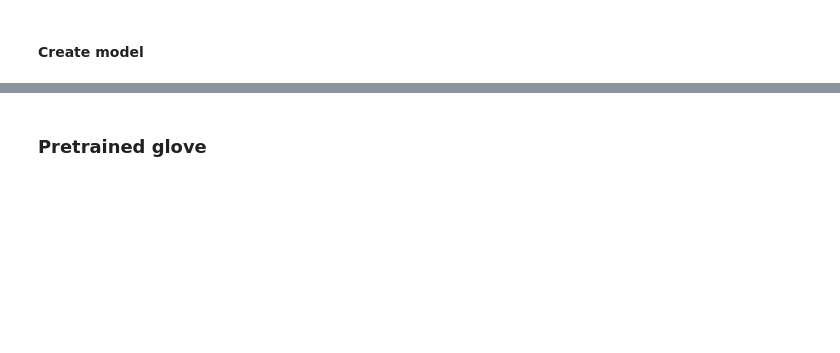
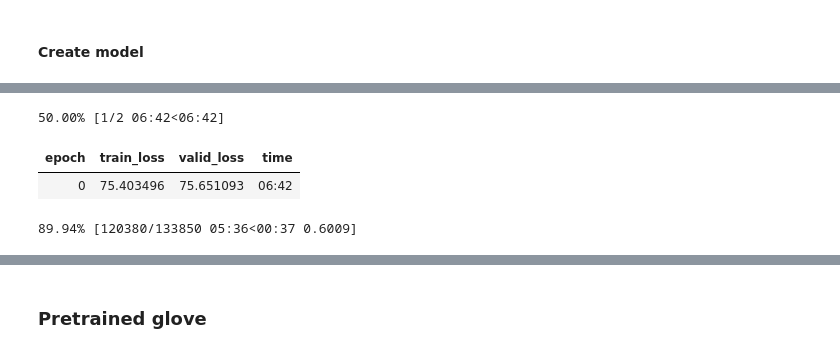
Before and after one commit to mike-a-yen/wordvec, a Jupyter notebook: glove.ipynb, the cells around one changed output, grey strips where cells are left out. Drawn from its saved outputs; the diff is of its cells as text; code cells hidden in the pictures; blank space fills up the shorter version.

```diff
--- a/glove.ipynb
+++ b/glove.ipynb
@@ -107,21 +109,4 @@ class Cooccurence:
         else:
             t = type(key)
             raise TypeError(f"Can not look up using type {t}")
-
-    def get_sparse_Xij(self) -> torch.sparse.FloatTensor:
-        rows = []
-        cols = []
-        vals = []
-        for token1, count_dict in self.counts.items():
-            for token2, v in count_dict.items():
-                row, col = self.vocab[token1], self.vocab[token2]
-                vals.append(v)
-                rows.append(row)
-                cols.append(col)
-        assert len(rows) == len(cols)
-        i = torch.tensor(list(zip(rows, cols))).t()
-        vals = torch.tensor(vals)
-        size = torch.Size([self.vocab.size, self.vocab.size])
-        Xij = torch.sparse.FloatTensor(i, vals, size)
-        return Xij
 # %% [markdown]
@@ -303,8 +292,8 @@ val_coo.update(val_sents)
 train_ds = CooDataset(train_coo)
 val_ds = CooDataset(val_coo)
 # %%
-bs = 1024
-pm = True
+bs = 64
+pm = False
 
 train_dl = utils.data.DataLoader(
     train_ds, batch_size=bs, shuffle=True, num_workers=num_workers, pin_memory=pm
@@ -347 +338,20 @@ LR Finder is complete, type {learner_name}.recorder.plot() to see the graph.
+# %%
+# glove code hyperparams
+# lr = 0.05
+# num_epochs = 25
+# glove code uses lr of 0.05
+# https://github.com/stanfordnlp/GloVe/blob/master/src/glove.c
+# that lr explodes my loss
+# ~1e-6 behaves better
+maxlr = 0.05
+minlr = 5e-3
+epochs = 25
+
+learner.fit_one_cycle(2, max_lr=maxlr)
+learner.fit(epochs, lr=minlr)
+# %% [output]
+50.00% [1/2 06:42<06:42]
+| epoch | train_loss | valid_loss | time |
+| 0 | 75.403496 | 75.651093 | 06:42 |
+89.94% [120380/133850 05:36<00:37 0.6009]
 # %%
```
Also changed, not shown: parts of 21 cells of this notebook.
